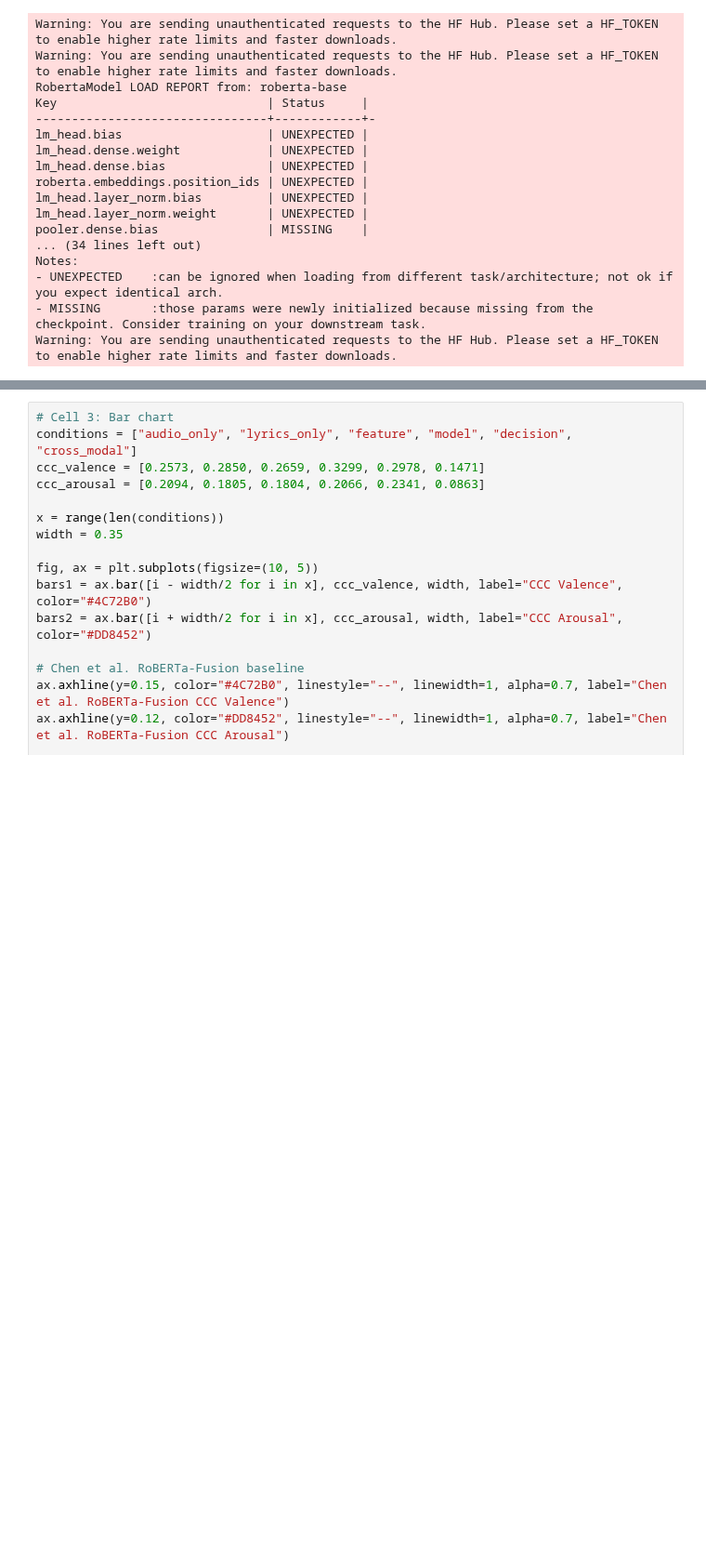
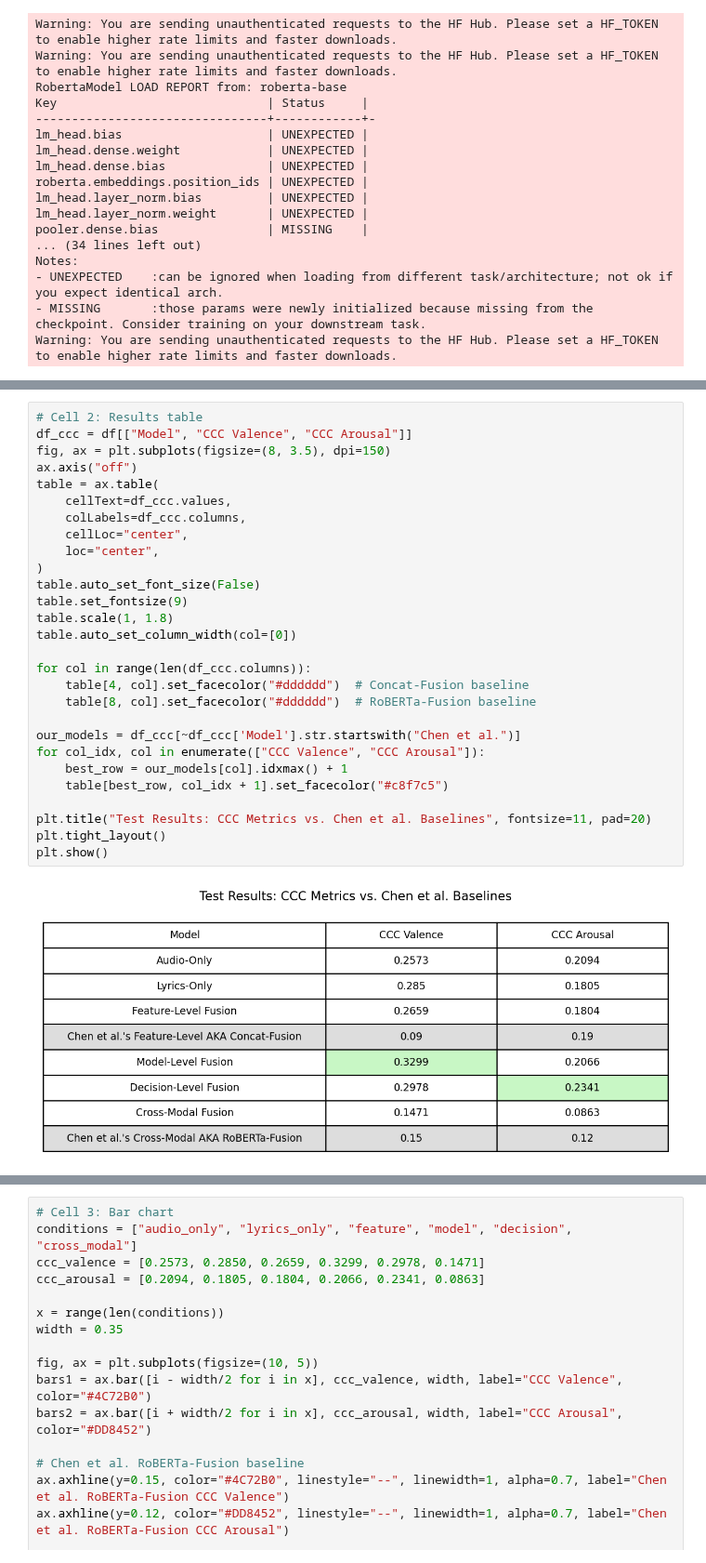
Before and after one commit to irose8000/MER_Multimodal_Fusion, a Jupyter notebook: notebooks/Results_Viz.ipynb, the cells around one changed output, grey strips where cells are left out. Shown at 93% size. Drawn from its saved outputs; the diff is of its cells as text; blank space fills up the shorter version.

```diff
--- a/notebooks/Results_Viz.ipynb
+++ b/notebooks/Results_Viz.ipynb
@@ -103,4 +111,34 @@ results = {
 }
 
 df = pd.DataFrame(results)
+# %%
+# Cell 2: Results table
+df_ccc = df[["Model", "CCC Valence", "CCC Arousal"]]
+fig, ax = plt.subplots(figsize=(8, 3.5), dpi=150)
+ax.axis("off")
+table = ax.table(
+    cellText=df_ccc.values,
+    colLabels=df_ccc.columns,
+    cellLoc="center",
+    loc="center",
+)
+table.auto_set_font_size(False)
+table.set_fontsize(9)
+table.scale(1, 1.8)
+table.auto_set_column_width(col=[0])
+
+for col in range(len(df_ccc.columns)):
+    table[4, col].set_facecolor("#dddddd")  # Concat-Fusion baseline
+    table[8, col].set_facecolor("#dddddd")  # RoBERTa-Fusion baseline
+
+our_models = df_ccc[~df_ccc['Model'].str.startswith("Chen et al.")]
+for col_idx, col in enumerate(["CCC Valence", "CCC Arousal"]):
+    best_row = our_models[col].idxmax() + 1
+    table[best_row, col_idx + 1].set_facecolor("#c8f7c5")
+
+plt.title("Test Results: CCC Metrics vs. Chen et al. Baselines", fontsize=11, pad=20)
+plt.tight_layout()
+plt.show()
+# %% [output]
+[figure, added]
 # %%
```
Also changed, not shown: parts of 2 cells of this notebook.
